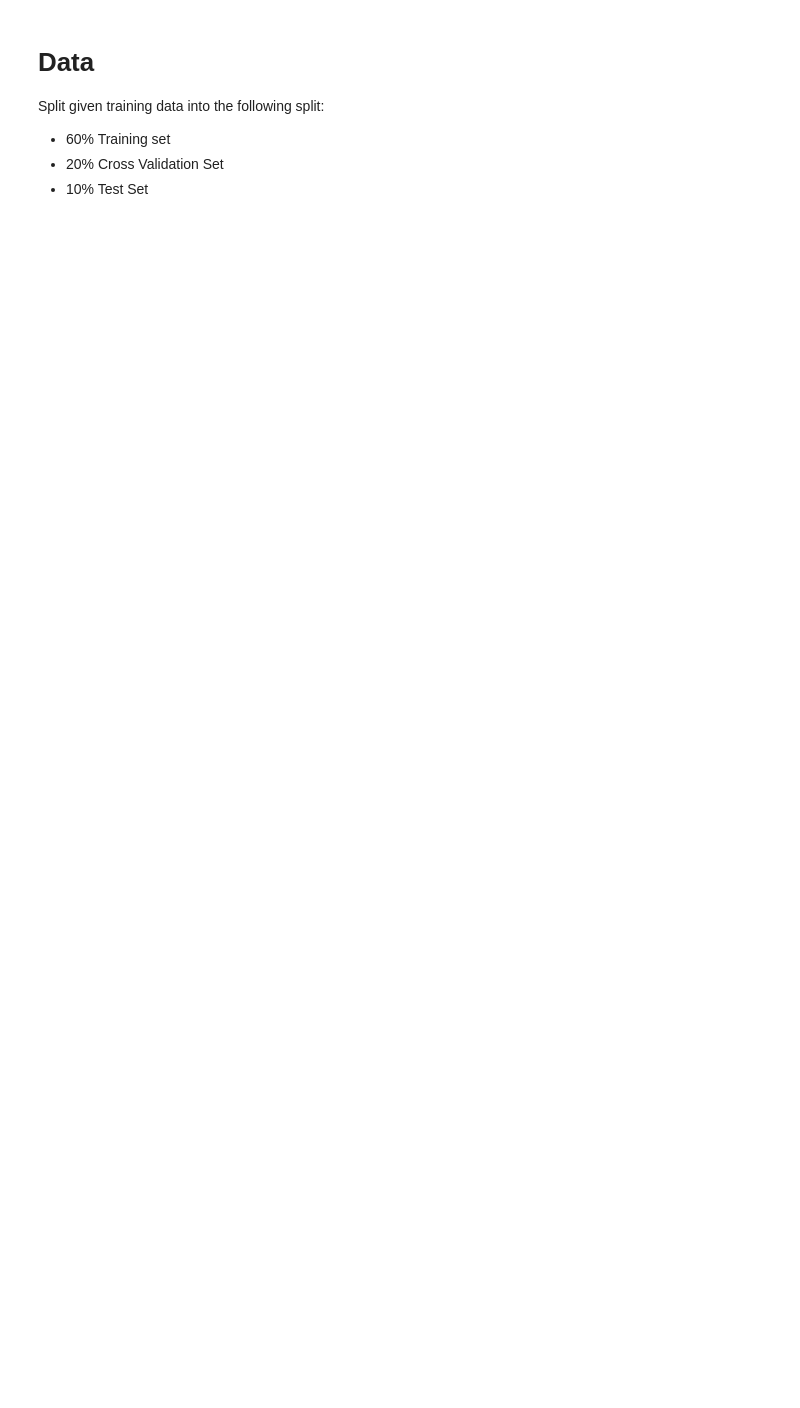
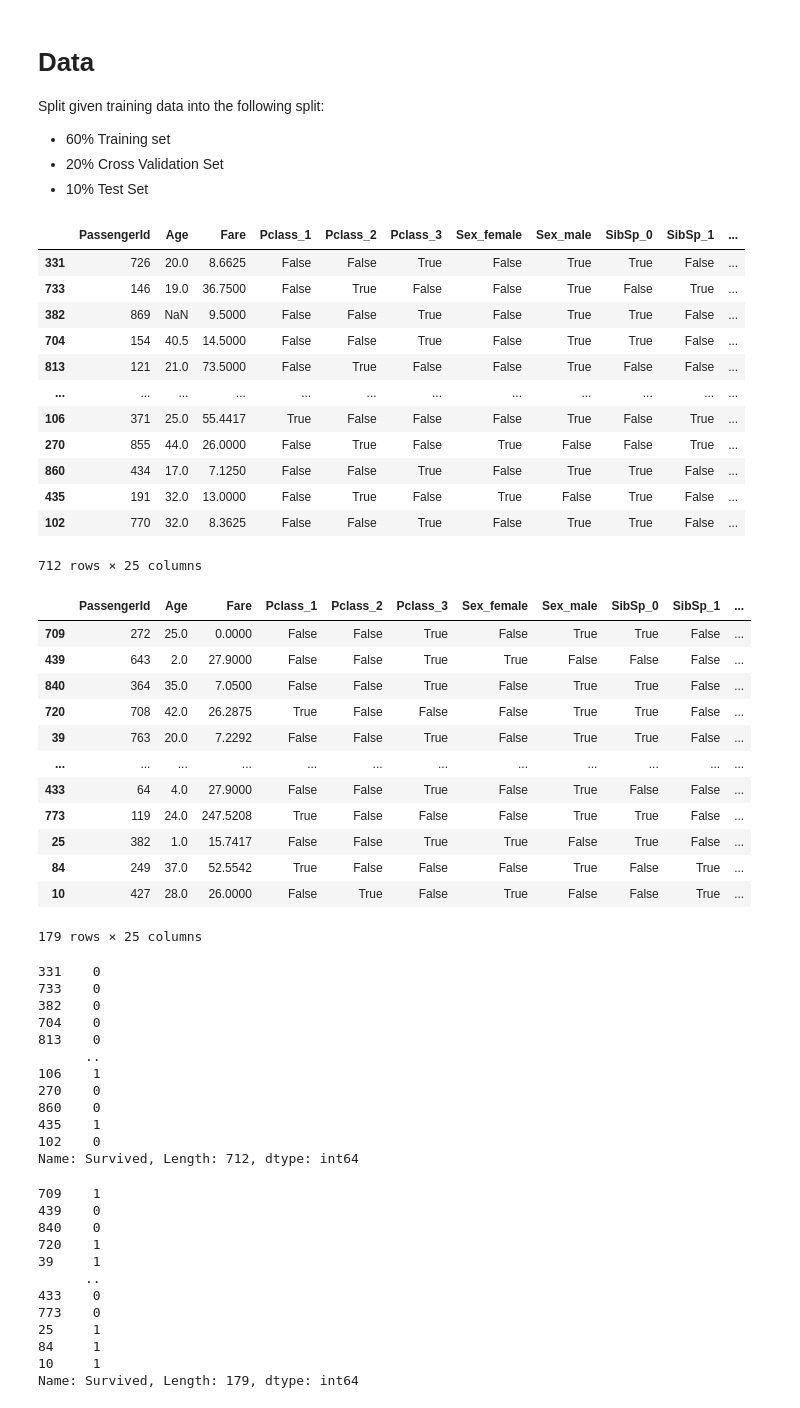
Before and after one commit to bethanysantos/Kaggle--Titanic-Challenge, a Jupyter notebook: titanic model training.ipynb, the cells around one changed output. Saved outputs shown, nothing was run; the diff lists cells and outputs as text; code cells hidden in the pictures; blank space fills up the shorter version.

```diff
--- a/titanic model training.ipynb
+++ b/titanic model training.ipynb
@@ -22,7 +25,58 @@ features = [ x for x in df.columns if x not in 'Survived']
 # %%
 X_train, X_test, y_train, y_test = train_test_split(df[features], df['Survived'],
                                                     train_size=0.8, random_state=42)
-# display(X_train)
-# display(X_test)
-# display(y_train)
-# display(y_test)
+display(X_train)
+display(X_test)
+display(y_train)
+display(y_test)
+# %% [output]
+|  | PassengerId | Age | Fare | Pclass_1 | Pclass_2 | Pclass_3 | Sex_female | Sex_male | SibSp_0 | SibSp_1 | ... |
+| 331 | 726 | 20.0 | 8.6625 | False | False | True | False | True | True | False | ... |
+| 733 | 146 | 19.0 | 36.7500 | False | True | False | False | True | False | True | ... |
+| 382 | 869 | NaN | 9.5000 | False | False | True | False | True | True | False | ... |
+| 704 | 154 | 40.5 | 14.5000 | False | False | True | False | True | True | False | ... |
+| 813 | 121 | 21.0 | 73.5000 | False | True | False | False | True | False | False | ... |
+| ... | ... | ... | ... | ... | ... | ... | ... | ... | ... | ... | ... |
+| 106 | 371 | 25.0 | 55.4417 | True | False | False | False | True | False | True | ... |
+| 270 | 855 | 44.0 | 26.0000 | False | True | False | True | False | False | True | ... |
+| 860 | 434 | 17.0 | 7.1250 | False | False | True | False | True | True | False | ... |
+| 435 | 191 | 32.0 | 13.0000 | False | True | False | True | False | True | False | ... |
+| 102 | 770 | 32.0 | 8.3625 | False | False | True | False | True | True | False | ... |
+712 rows × 25 columns
+|  | PassengerId | Age | Fare | Pclass_1 | Pclass_2 | Pclass_3 | Sex_female | Sex_male | SibSp_0 | SibSp_1 | ... |
+| 709 | 272 | 25.0 | 0.0000 | False | False | True | False | True | True | False | ... |
+| 439 | 643 | 2.0 | 27.9000 | False | False | True | True | False | False | False | ... |
+| 840 | 364 | 35.0 | 7.0500 | False | False | True | False | True | True | False | ... |
+| 720 | 708 | 42.0 | 26.2875 | True | False | False | False | True | True | False | ... |
+| 39 | 763 | 20.0 | 7.2292 | False | False | True | False | True | True | False | ... |
+| ... | ... | ... | ... | ... | ... | ... | ... | ... | ... | ... | ... |
+| 433 | 64 | 4.0 | 27.9000 | False | False | True | False | True | False | False | ... |
+| 773 | 119 | 24.0 | 247.5208 | True | False | False | False | True | True | False | ... |
+| 25 | 382 | 1.0 | 15.7417 | False | False | True | True | False | True | False | ... |
+| 84 | 249 | 37.0 | 52.5542 | True | False | False | False | True | False | True | ... |
+| 10 | 427 | 28.0 | 26.0000 | False | True | False | True | False | False | True | ... |
+179 rows × 25 columns
+331    0
+733    0
+382    0
+704    0
+813    0
+      ..
+106    1
+270    0
+860    0
+435    1
+102    0
+Name: Survived, Length: 712, dtype: int64
+709    1
+439    0
+840    0
+720    1
+39     1
+      ..
+433    0
+773    0
+25     1
+84     1
+10     1
+Name: Survived, Length: 179, dtype: int64
```
Also changed, not shown: parts of 6 cells of this notebook.
